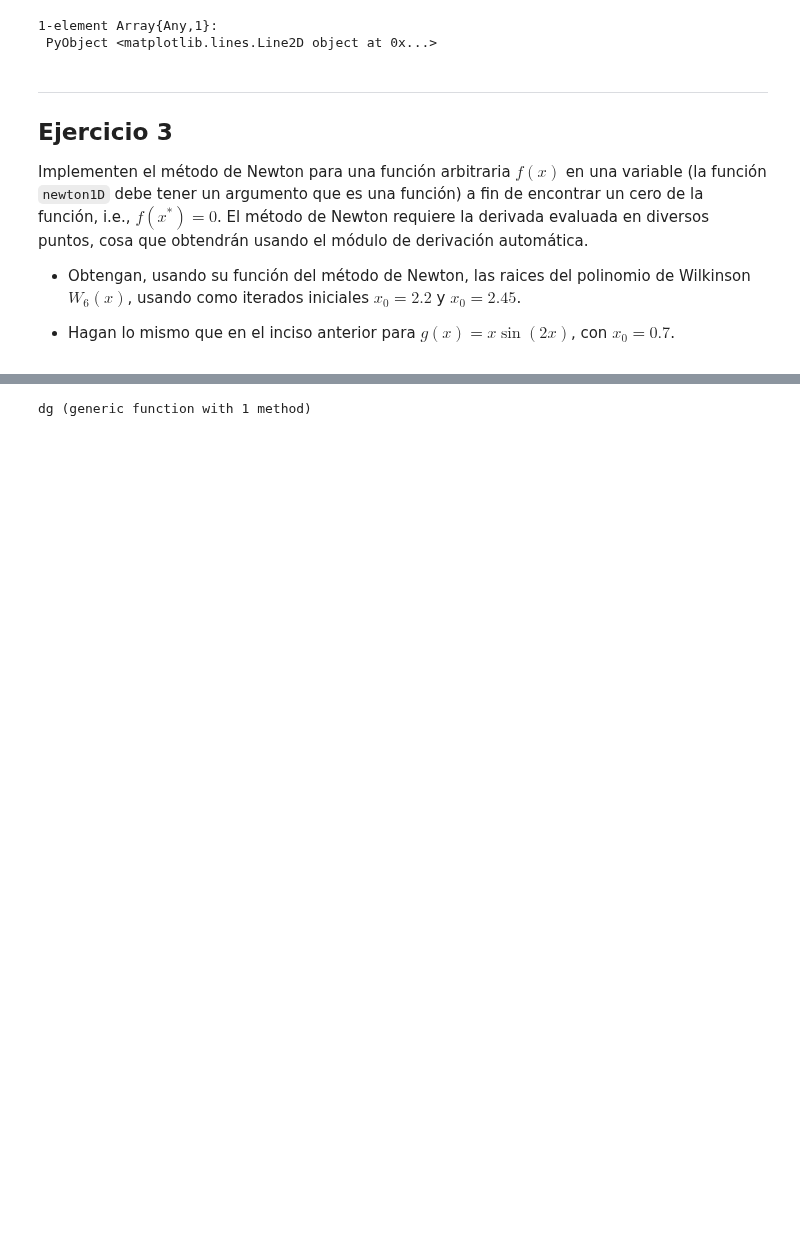
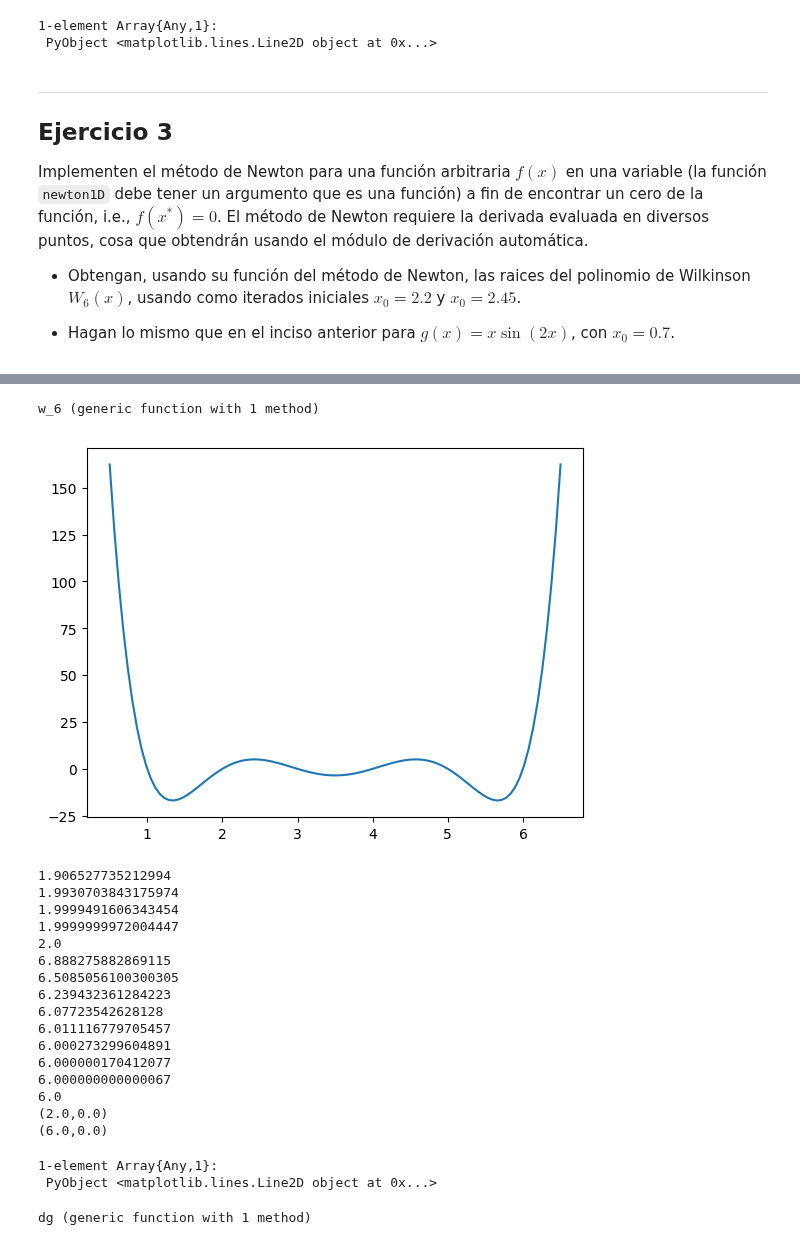
Before and after one commit to lbenet/2017-2_TSFisComputacional-1, a Jupyter notebook: tareas/Ruben/Tarea4.ipynb, the cells around one changed output, grey strips where cells are left out. Cells and saved outputs as stored; diff of their text form; code cells hidden in the pictures; blank space fills up the shorter version.

```diff
--- a/tareas/Ruben/Tarea4.ipynb
+++ b/tareas/Ruben/Tarea4.ipynb
@@ -121,3 +120,22 @@ Implementen el método de Newton para una función arbitraria $f(x)$ en una vari
 - Obtengan, usando su función del método de Newton, las raices del polinomio de Wilkinson $W_{6}(x)$, usando como iterados iniciales $x_0=2.2$ y $x_0=2.45$.
 
 - Hagan lo mismo que en el inciso anterior para $g(x) = x \sin(2x)$, con $x_0=0.7$.
+# %%
+function newton(f, x)
+
+    max = 0
+    val = Inf
+
+    while(abs(f(x)) > 1e-16 && max < 1000)  # Hago la evaluacion en f(x), ya que si el punto inicial que damos es la raiz, lo regresara automaticamente sin pasar por el while
+
+        a = f(xdual(x))
+        x = x - a.fun / a.der
+
+        val = abs(f(x))
+        max += 1
+        println(x)
+    end
+
+    return x, val
+
+end
@@ -124,3 +145,38 @@ Implementen el método de Newton para una función arbitraria $f(x)$ en una vari
+# %%
+w_6(x) = (x - 1) * (x - 2) * (x - 3) * (x - 4) * (x - 5) * (x - 6)
+# %% [output]
+w_6 (generic function with 1 method)
+# %%
+x = linspace(0.5, 6.5, 100)
+y = w_6.(x)
+
+x_0 = newton(w_6, 2.2)
+x_1 = newton(w_6, 2.45)
+
+println(x_0)
+println(x_1)
+
+plot(x, y)
+# %% [output]
+[figure, added]
+1.906527735212994
+1.9930703843175974
+1.9999491606343454
+1.9999999972004447
+2.0
+6.888275882869115
+6.5085056100300305
+6.239432361284223
+6.07723542628128
+6.011116779705457
+6.000273299604891
+6.000000170412077
+6.000000000000067
+6.0
+(2.0,0.0)
+(6.0,0.0)
+1-element Array{Any,1}:
+ PyObject <matplotlib.lines.Line2D object at 0x...>
 # %%
 g(x) = x * sin(2 * x)
 dg(x) = sin(2 * x) + 2 * x * cos(2 * x)
```
Also changed, not shown: parts of 5 cells of this notebook.
